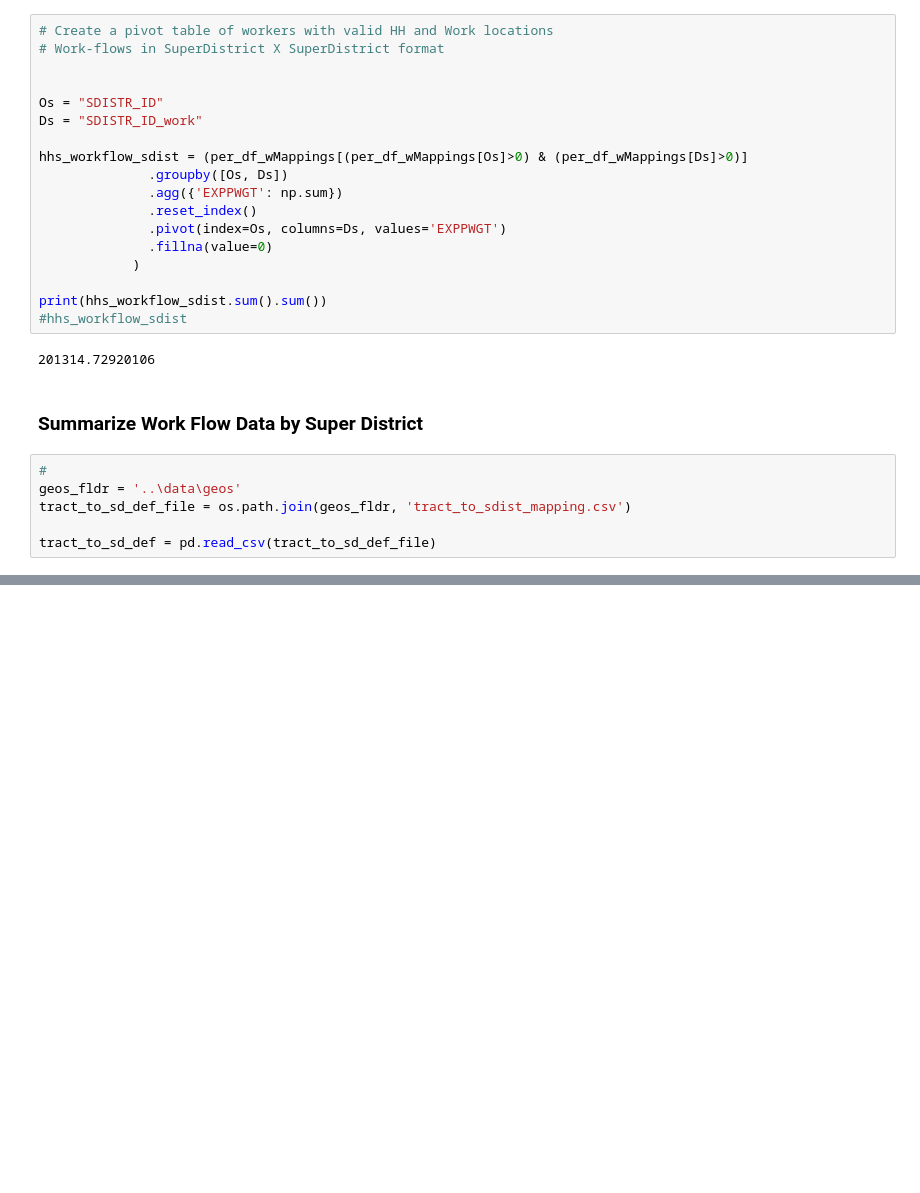
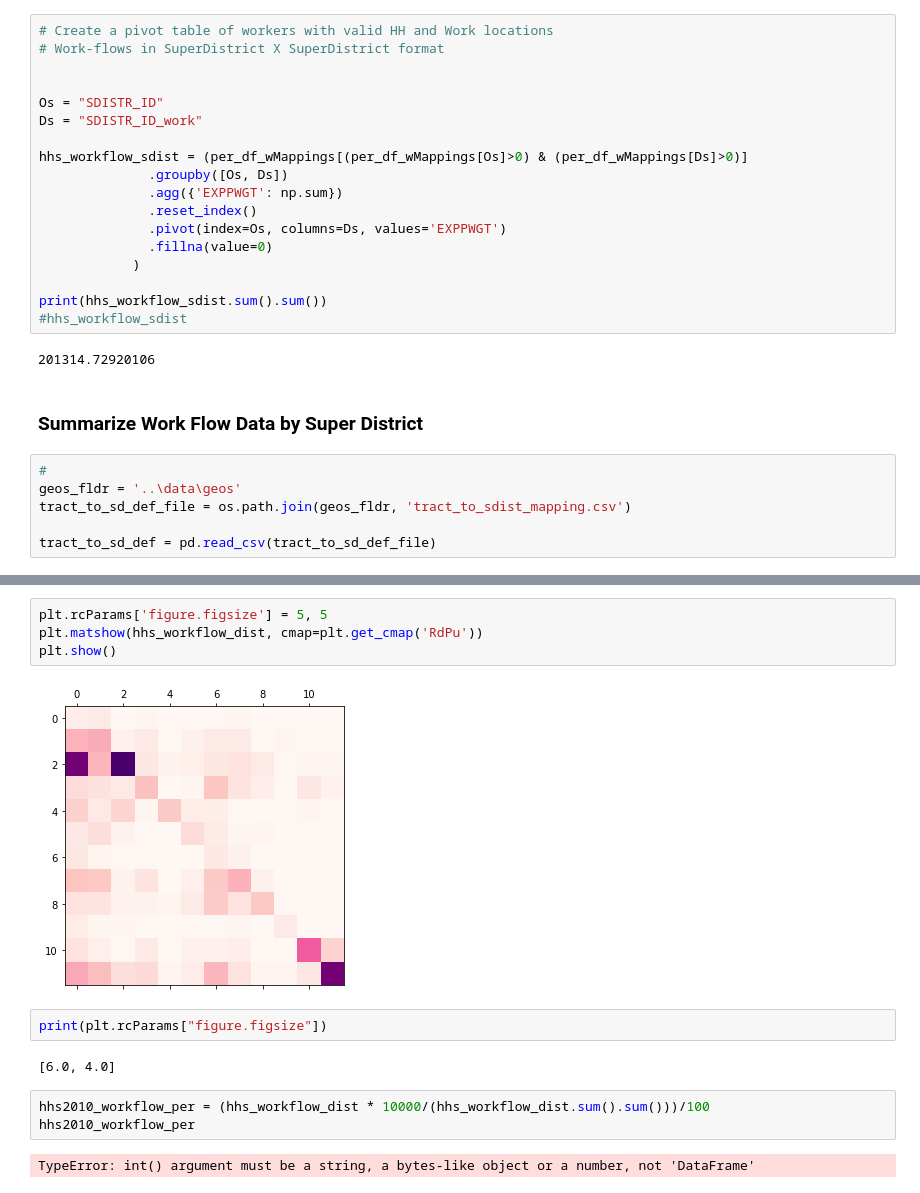
Before and after one commit to wsp-sag/client_chattanooga_rtp_update, a Jupyter notebook: Notebooks/Task 3 - Model Validation/1a_assemble_workflows_observed_data.ipynb, the cells around one changed output, grey strips where cells are left out. Cells and saved outputs as stored; diff of their text form; blank space fills up the shorter version.

Commit message:
Adding workflows data and notebooks

```diff
--- a/Notebooks/work_flows_assemble_data.ipynb
+++ b/Notebooks/Task 3 - Model Validation/1a_assemble_workflows_observed_data.ipynb
@@ -579,0 +579,15 @@ set()
+# %%
+plt.rcParams['figure.figsize'] = 5, 5
+plt.matshow(hhs_workflow_dist, cmap=plt.get_cmap('RdPu'))
+plt.show()
+# %% [output]
+[figure, added]
+# %%
+print(plt.rcParams["figure.figsize"])
+# %% [output]
+[6.0, 4.0]
+# %%
+hhs2010_workflow_per = (hhs_workflow_dist * 10000/(hhs_workflow_dist.sum().sum()))/100
+hhs2010_workflow_per
+# %% [output]
+TypeError: int() argument must be a string, a bytes-like object or a number, not 'DataFrame'
```
Also changed, not shown: parts of 6 cells of this notebook, 10 other files.
